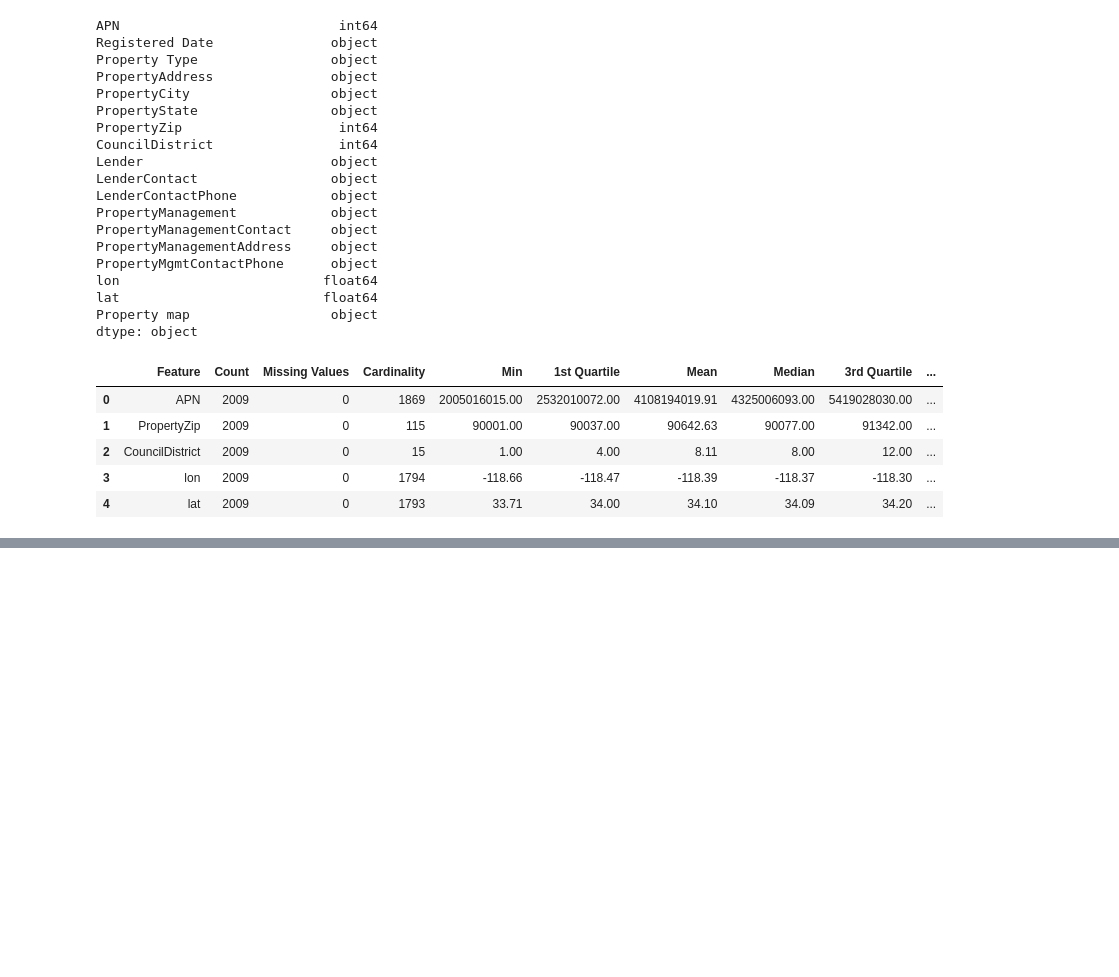
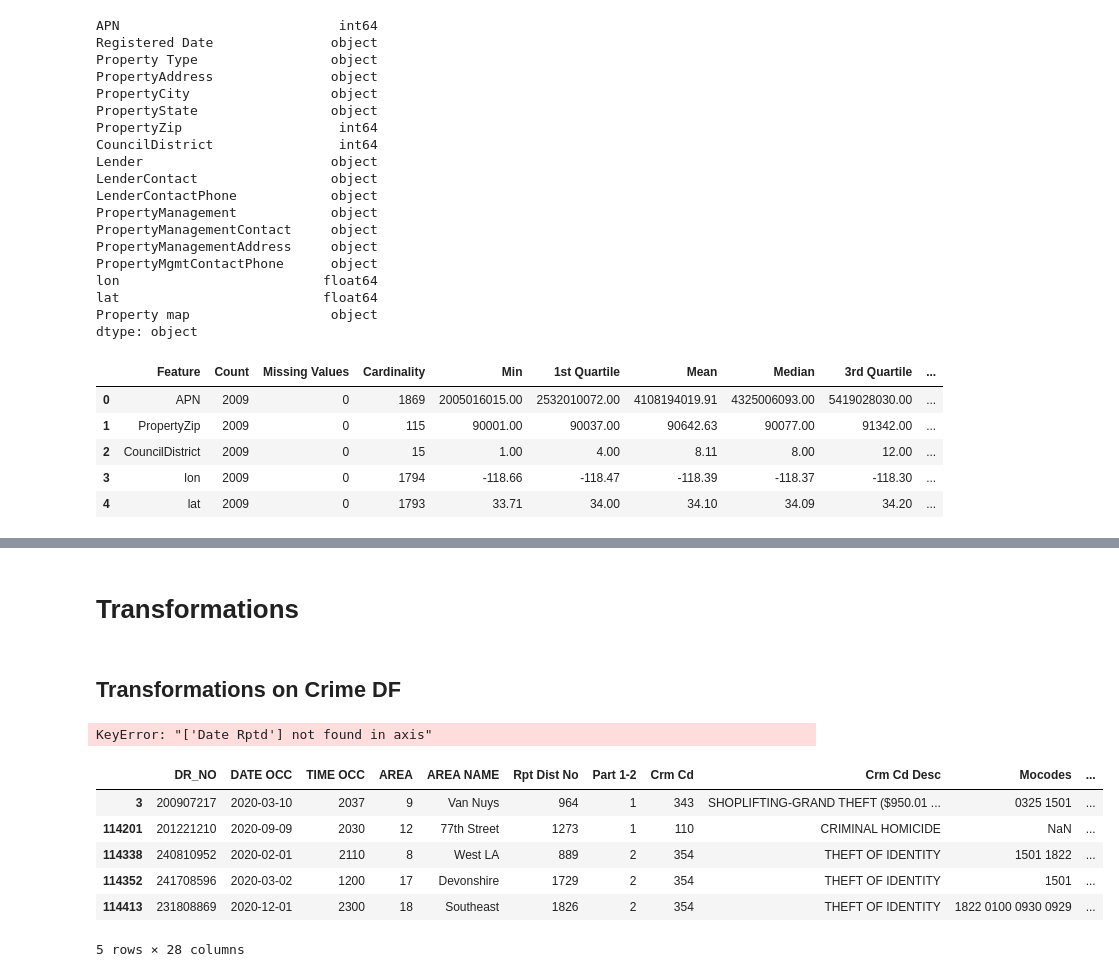
Before and after one commit to cploebell/ads-508-team-project, a Jupyter notebook: ads508_proj.ipynb, the cells around one changed output, grey strips where cells are left out. Saved outputs shown, nothing was run; the diff lists cells and outputs as text; code cells hidden in the pictures; blank space fills up the shorter version.

```diff
--- a/ads508_proj.ipynb
+++ b/ads508_proj.ipynb
@@ -500,7 +513,11 @@ plt.show()
 ## Crime Data
 # %%
 # Read the CSV file directly from S3
-df_crime = wr.s3.read_csv("s3://sagemaker-us-east-1-643862913351/ads508-group7/Crime_Data_from_2020_to_Present.csv")
+### FOR SASHA DF ###
+# df_crime = wr.s3.read_csv("s3://sagemaker-us-east-1-643862913351/ads508-group7/Crime_Data_from_2020_to_Present.csv")
+
+### FOR CYNTHIA DF ###
+df_crime = wr.s3.read_csv("s3://ads508-group7/Crime_Data_from_2020_to_Present.csv")
 
 # Display the first few rows
 df_crime.head()
@@ -544,7 +561,10 @@ dtype: object
 # %%
 #convert date times stamps from object
 df_crime['Date Rptd'] = pd.to_datetime(df_crime['Date Rptd'], format='%m/%d/%Y %I:%M:%S %p')
+df_crime['DATE OCC'] = pd.to_datetime(df_crime['DATE OCC'], format='%m/%d/%Y %I:%M:%S %p')
 #drop everything before 1/1/2023
-df_c = df_crime[df_crime['Date Rptd'] >= pd.Timestamp('1/01/2023')]
+df_c = df_crime[(df_crime['Date Rptd'] >= pd.Timestamp('1/01/2023')) &
+                (df_crime['DATE OCC'] >= pd.Timestamp('1/01/2023'))]
+
 df_c.shape
 # %% [output]
@@ -743,3 +772,30 @@ cat_df_24
 | 10 | PropertyManagementAddress | 1879 | 130 | 211 | 27720 CA AVE 230 Temecula CA 92590 | 578 | 30.76 | 3540 wilshire BLVD Los Angeles CA... | ... |
 | 11 | PropertyMgmtContactPhone | 1879 | 130 | 185 | 877-338-3791 | 626 | 33.32 | 213-804-7437 | ... |
 | 12 | Property map | 2009 | 0 | 1848 | POINT (-118.51815 34.17036) | 5 | 0.25 | POINT (-118.43628 34.06104) | ... |
+# %% [markdown]
+# Transformations
+# %% [markdown]
+## Transformations on Crime DF
+# %%
+# For dates, we will only keep DATE OCC, so we will drop Date Rptd
+df_c = df_c.drop('Date Rptd', axis=1)
+# %% [output]
+KeyError: "['Date Rptd'] not found in axis"
+# %%
+# We want to roll date occurred to quarterly view
+
+#first we'll convert to a datetime type (from current object)
+df_c['DATE OCC'] = pd.to_datetime(df_c['DATE OCC'], format='%m/%d/%Y %I:%M:%S %p')
+
+#then create a new column, Year_Quarter
+df_c['Quarter'] = df_c['DATE OCC'].dt.year.astype(str) + 'Q' + df_c['DATE OCC'].dt.quarter.astype(str)
+# %%
+df_c.head()
+# %% [output]
+|  | DR_NO | DATE OCC | TIME OCC | AREA | AREA NAME | Rpt Dist No | Part 1-2 | Crm Cd | Crm Cd Desc | Mocodes | ... |
+| 3 | 200907217 | 2020-03-10 | 2037 | 9 | Van Nuys | 964 | 1 | 343 | SHOPLIFTING-GRAND THEFT ($950.01 ... | 0325 1501 | ... |
+| 114201 | 201221210 | 2020-09-09 | 2030 | 12 | 77th Street | 1273 | 1 | 110 | CRIMINAL HOMICIDE | NaN | ... |
+| 114338 | 240810952 | 2020-02-01 | 2110 | 8 | West LA | 889 | 2 | 354 | THEFT OF IDENTITY | 1501 1822 | ... |
+| 114352 | 241708596 | 2020-03-02 | 1200 | 17 | Devonshire | 1729 | 2 | 354 | THEFT OF IDENTITY | 1501 | ... |
+| 114413 | 231808869 | 2020-12-01 | 2300 | 18 | Southeast | 1826 | 2 | 354 | THEFT OF IDENTITY | 1822 0100 0930 0929 | ... |
+5 rows × 28 columns
```
Also changed, not shown: parts of 21 cells of this notebook.
